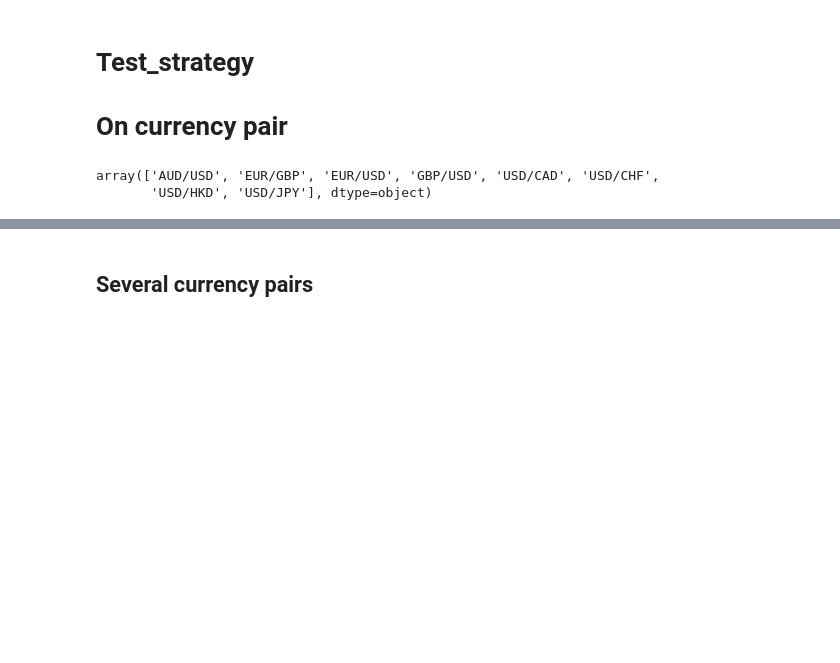
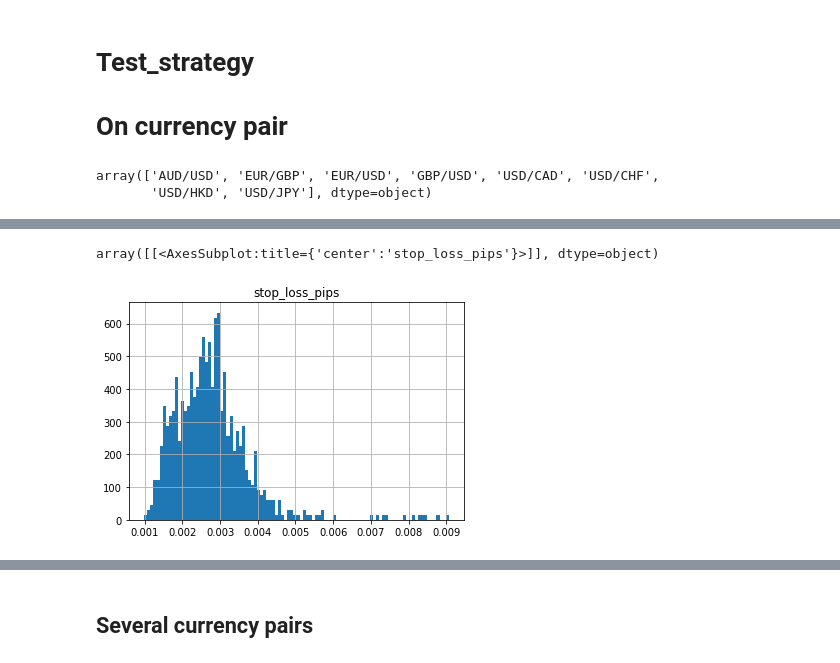
Before and after one commit to lhericourt/trading, a Jupyter notebook: notebooks/test_strategy.ipynb, the cells around one changed output, grey strips where cells are left out. Drawn from its saved outputs; the diff is of its cells as text; code cells hidden in the pictures; blank space fills up the shorter version.

```diff
--- a/notebooks/test_strategy.ipynb
+++ b/notebooks/test_strategy.ipynb
@@ -133,0 +193,5 @@ profit_pips['stop_loss_pips'].hist(bins=100)
+# %%
+profit_pips.loc[strat.indicators['idx_losses_sell'] + strat.indicators['idx_losses_buy'], ['stop_loss_pips']].hist(bins=100,density=1)
+# %% [output]
+array([[<AxesSubplot:title={'center':'stop_loss_pips'}>]], dtype=object)
+[figure, added]
```
Also changed, not shown: parts of 38 cells of this notebook, 3 other files.
